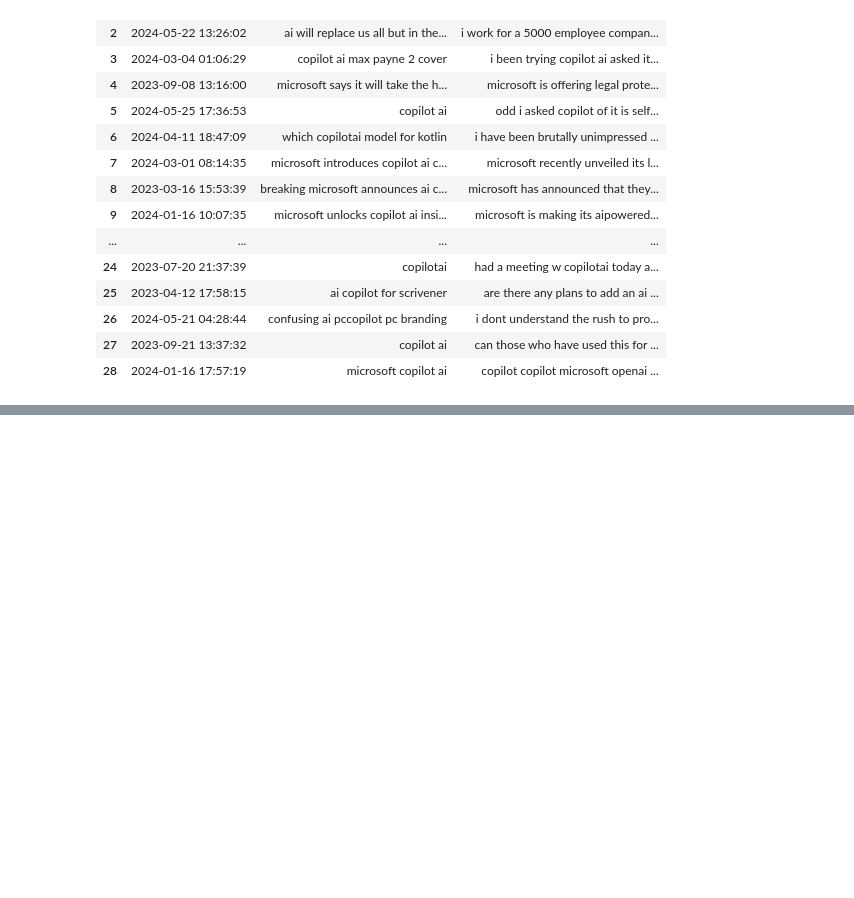
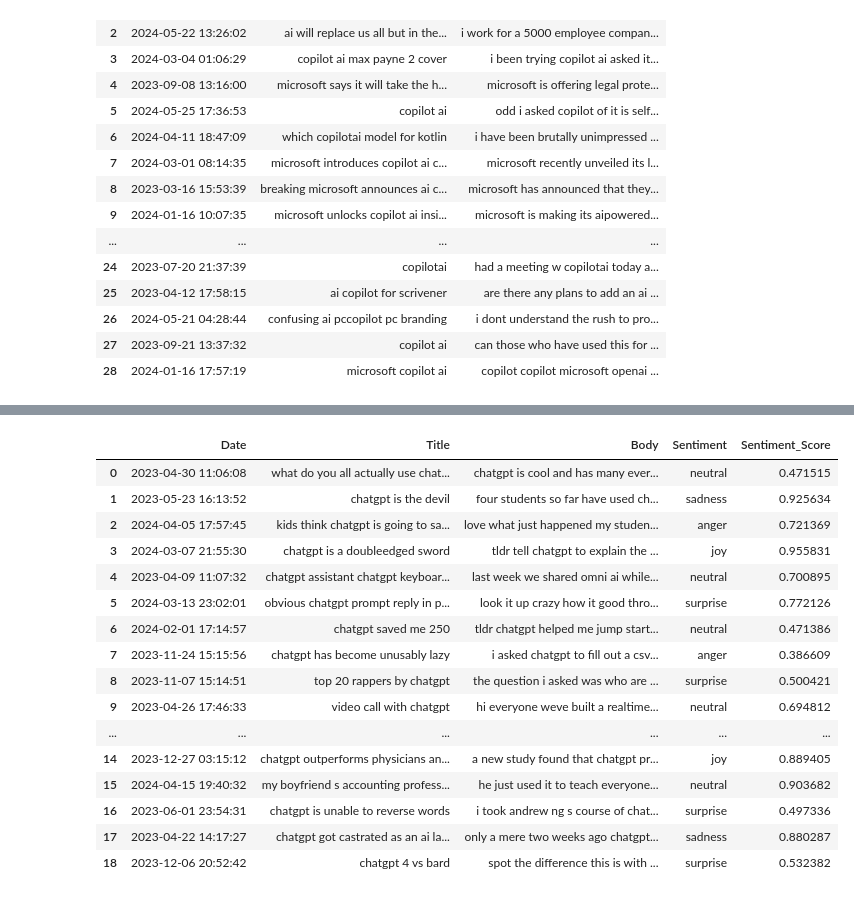
Before and after one commit to 3L1NK/Brand_Analysis_Dashboard, a Jupyter notebook: reddit_sentiment/reddit_hugging_face.ipynb, the cells around one changed output, grey strips where cells are left out. Saved outputs shown, nothing was run; the diff lists cells and outputs as text; code cells hidden in the pictures; blank space fills up the shorter version.

```diff
--- a/reddit_sentiment/reddit_hugging_face.ipynb
+++ b/reddit_sentiment/reddit_hugging_face.ipynb
@@ -162,0 +236,20 @@ plt.show()
+# %%
+df_chatgpt
+# %% [output]
+|  | Date | Title | Body | Sentiment | Sentiment_Score |
+| 0 | 2023-04-30 11:06:08 | what do you all actually use chat... | chatgpt is cool and has many ever... | neutral | 0.471515 |
+| 1 | 2023-05-23 16:13:52 | chatgpt is the devil | four students so far have used ch... | sadness | 0.925634 |
+| 2 | 2024-04-05 17:57:45 | kids think chatgpt is going to sa... | love what just happened my studen... | anger | 0.721369 |
+| 3 | 2024-03-07 21:55:30 | chatgpt is a doubleedged sword | tldr tell chatgpt to explain the ... | joy | 0.955831 |
+| 4 | 2023-04-09 11:07:32 | chatgpt assistant chatgpt keyboar... | last week we shared omni ai while... | neutral | 0.700895 |
+| 5 | 2024-03-13 23:02:01 | obvious chatgpt prompt reply in p... | look it up crazy how it good thro... | surprise | 0.772126 |
+| 6 | 2024-02-01 17:14:57 | chatgpt saved me 250 | tldr chatgpt helped me jump start... | neutral | 0.471386 |
+| 7 | 2023-11-24 15:15:56 | chatgpt has become unusably lazy | i asked chatgpt to fill out a csv... | anger | 0.386609 |
+| 8 | 2023-11-07 15:14:51 | top 20 rappers by chatgpt | the question i asked was who are ... | surprise | 0.500421 |
+| 9 | 2023-04-26 17:46:33 | video call with chatgpt | hi everyone weve built a realtime... | neutral | 0.694812 |
+| ... | ... | ... | ... | ... | ... |
+| 14 | 2023-12-27 03:15:12 | chatgpt outperforms physicians an... | a new study found that chatgpt pr... | joy | 0.889405 |
+| 15 | 2024-04-15 19:40:32 | my boyfriend s accounting profess... | he just used it to teach everyone... | neutral | 0.903682 |
+| 16 | 2023-06-01 23:54:31 | chatgpt is unable to reverse words | i took andrew ng s course of chat... | surprise | 0.497336 |
+| 17 | 2023-04-22 14:17:27 | chatgpt got castrated as an ai la... | only a mere two weeks ago chatgpt... | sadness | 0.880287 |
+| 18 | 2023-12-06 20:52:42 | chatgpt 4 vs bard | spot the difference this is with ... | surprise | 0.532382 |
```
Also changed, not shown: parts of 10 cells of this notebook.
